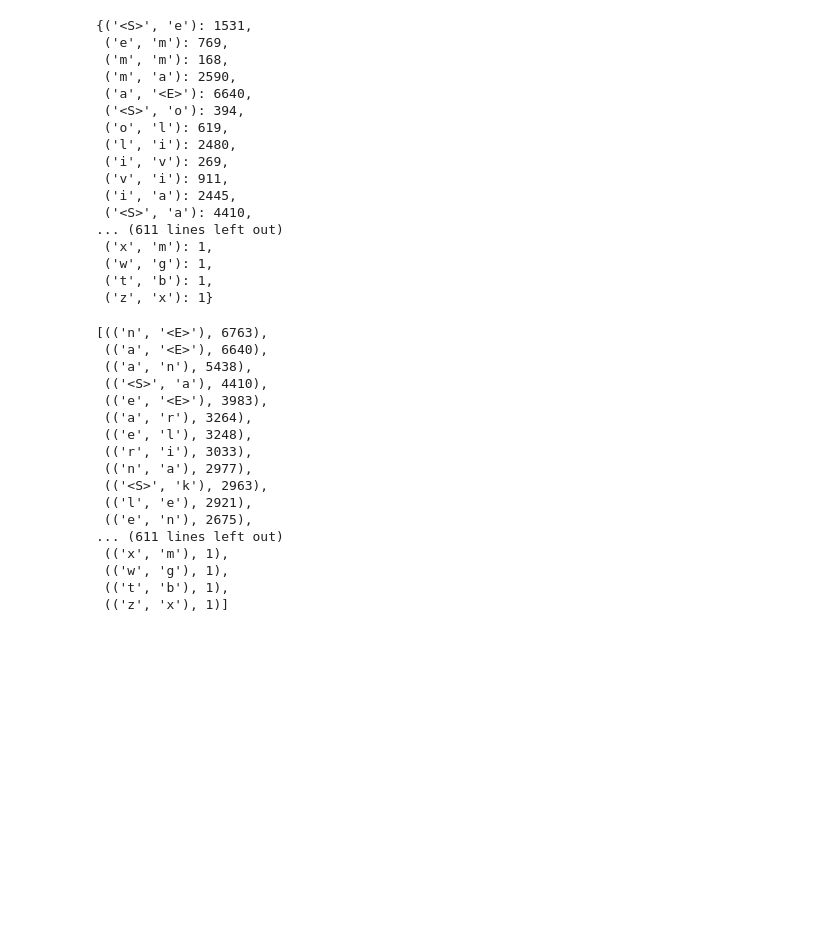
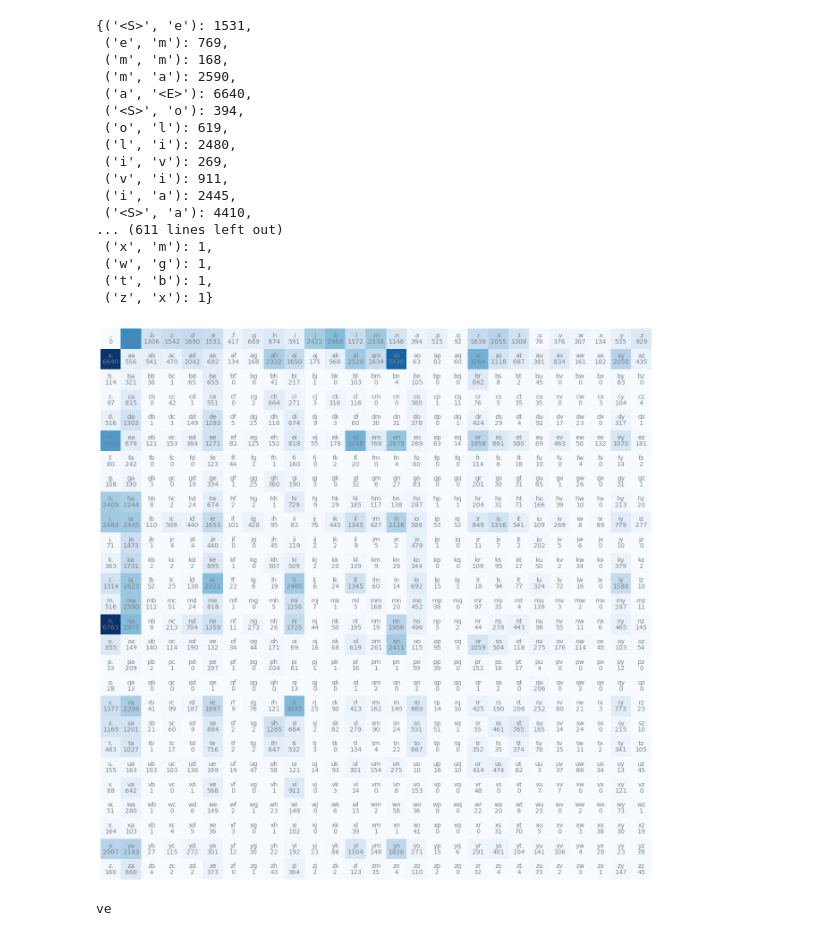
Before and after one commit to jwei302/neural-nets, a Jupyter notebook: bigram.ipynb, the cells around one changed output. Saved outputs shown, nothing was run; the diff lists cells and outputs as text; code cells hidden in the pictures; blank space fills up the shorter version.

Commit message:
bigram

```diff
--- a/bigram.ipynb
+++ b/bigram.ipynb
@@ -39,27 +40,56 @@ counts
  ('w', 'g'): 1,
  ('t', 'b'): 1,
  ('z', 'x'): 1}
-# %%
-sorted(counts.items(), key = lambda kv: -kv[1])
-# %% [output]
-[(('n', '<E>'), 6763),
- (('a', '<E>'), 6640),
- (('a', 'n'), 5438),
- (('<S>', 'a'), 4410),
- (('e', '<E>'), 3983),
- (('a', 'r'), 3264),
- (('e', 'l'), 3248),
- (('r', 'i'), 3033),
- (('n', 'a'), 2977),
- (('<S>', 'k'), 2963),
- (('l', 'e'), 2921),
- (('e', 'n'), 2675),
-... (611 lines left out)
- (('x', 'm'), 1),
- (('w', 'g'), 1),
- (('t', 'b'), 1),
- (('z', 'x'), 1)]
 # %%
 import torch
 
-a = torch.zeros((3, 5, 2), dtype=torch.int32)
+# adding . as a starting / ending character
+N = torch.zeros((27, 27), dtype=torch.int32)
+chars = sorted(list(set(''.join(words))))
+stoi = {s:i+1 for i, s in enumerate(chars)}
+stoi['.'] = 0
+
+for w in words:
+    chs = ['.'] + list(w) + ['.']
+    for ch1, ch2 in zip(chs, chs[1:]):
+        N[stoi[ch1], stoi[ch2]] += 1
+# %%
+itos = {i:s for s, i in stoi.items()}
+# %%
+import matplotlib.pyplot as plt
+%matplotlib inline
+
+# visualizing the bigram frequency count.
+plt.figure(figsize=(16, 16))
+plt.imshow(N, cmap='Blues')
+for i in range(27):
+    for j in range(27):
+        chs = itos[i]+itos[j]
+        plt.text(j, i, chs, ha="center", va="bottom", color='gray')
+        plt.text(j, i, N[i, j].item(), ha="center", va="top", color="gray")
+plt.axis('off')
+plt.show()
+# %% [output]
+[figure, added]
+# %%
+# g = torch.Generator().manual_seed(2147483647)
+
+ix = 0
+name = ''
+# add some model smoothing
+P = (N+1).float()
+# do in place operations so that it does not create new memory
+# use keepdim to avoid broadcasting issues.
+P /= P.sum(dim=1, keepdim=True)
+while True:
+    # make the probability distribution
+    # sample from the probability distribution using multinomial
+    new_ix = torch.multinomial(P[ix], 1, replacement=True).item()
+    if new_ix == 0:
+        break
+
+    name += itos[new_ix]
+    ix = new_ix
+print(name)
+# %% [output]
+ve
```
Also changed, not shown: parts of 8 cells of this notebook.
